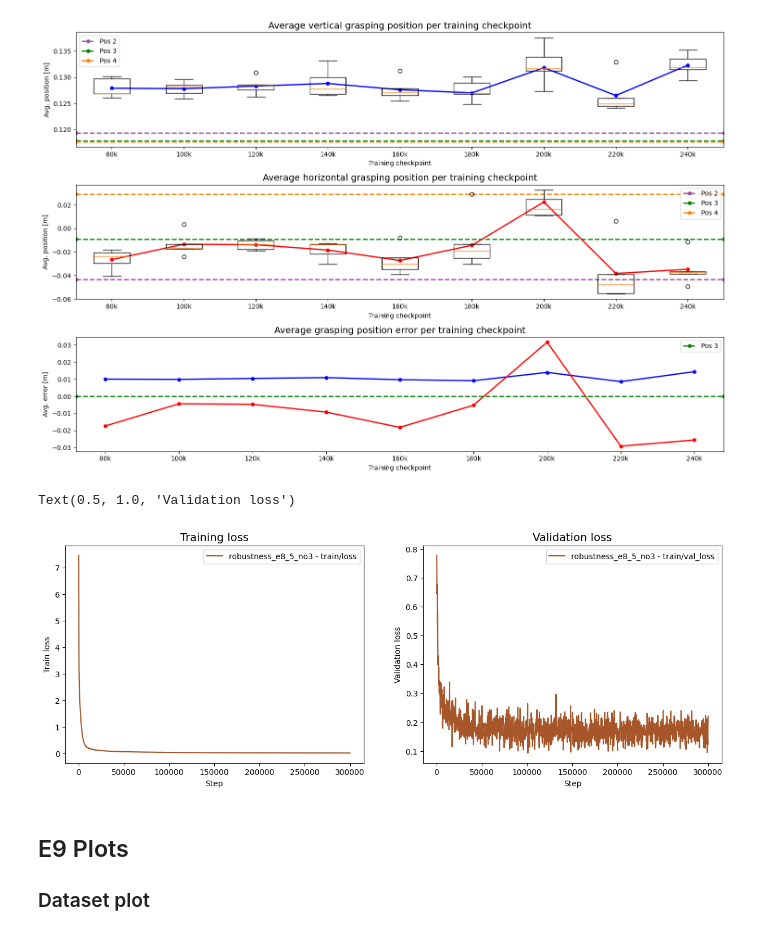
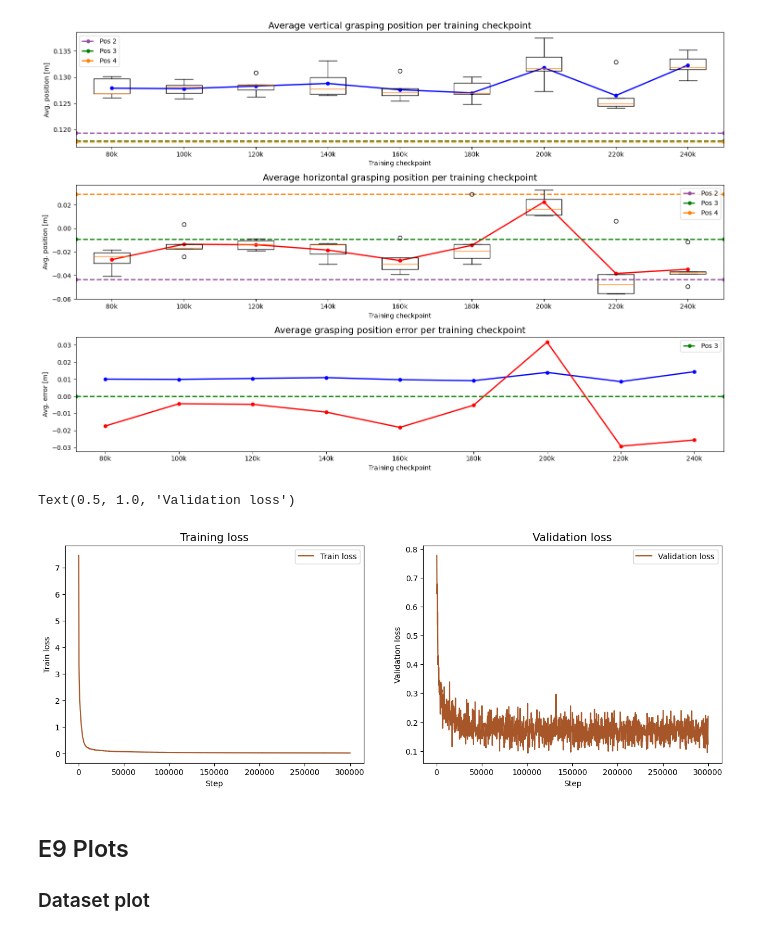
Before and after one commit to nicolas-duque/lerobot, a Jupyter notebook: lerobot/plots/eval_plots.ipynb, the cells around one changed output. Saved outputs shown, nothing was run; the diff lists cells and outputs as text; code cells hidden in the pictures.

```diff
--- a/lerobot/plots/eval_plots.ipynb
+++ b/lerobot/plots/eval_plots.ipynb
@@ -437,20 +442,20 @@ fig2.tight_layout()
 # %%
 # Read the CSV file
 csv_train = pd.read_csv('csv/e8_5_no3_dp_train_loss.csv')
 csv_val = pd.read_csv('csv/e8_5_no3_dp_val_loss.csv')
 fig3, axs3 = plt.subplots(1, 2, figsize=(15, 5))
 # Plot the dataframe
-csv_train.plot(ax=axs3[0],x='Step', y='robustness_e8_5_no3 - train/loss', color=colors[5])
-csv_val.plot(ax=axs3[1],x='Step', y='robustness_e8_5_no3 - train/val_loss', color=colors[5])
+csv_train.plot(ax=axs3[0],x='Step', y='Train loss', color=colors[5])
+csv_val.plot(ax=axs3[1],x='Step', y='Validation loss', color=colors[5])
 axs3[0].set_ylabel('Train loss',fontsize=l_fs)
 axs3[1].set_ylabel('Validation loss',fontsize=l_fs)
 axs3[0].set_xlabel('Step', fontsize= l_fs)
 axs3[1].set_xlabel('Step', fontsize=l_fs)
 axs3[0].set_title('Training loss',fontsize=t_fs)
 axs3[1].set_title('Validation loss',fontsize=t_fs)
 # %% [output]
 Text(0.5, 1.0, 'Validation loss')
-[figure, old version]
+[figure, new version]
 # %% [markdown]
 ## E9 Plots ##
 ### Dataset plot ###
```
Also changed, not shown: parts of 5 cells of this notebook, 2 other files.
